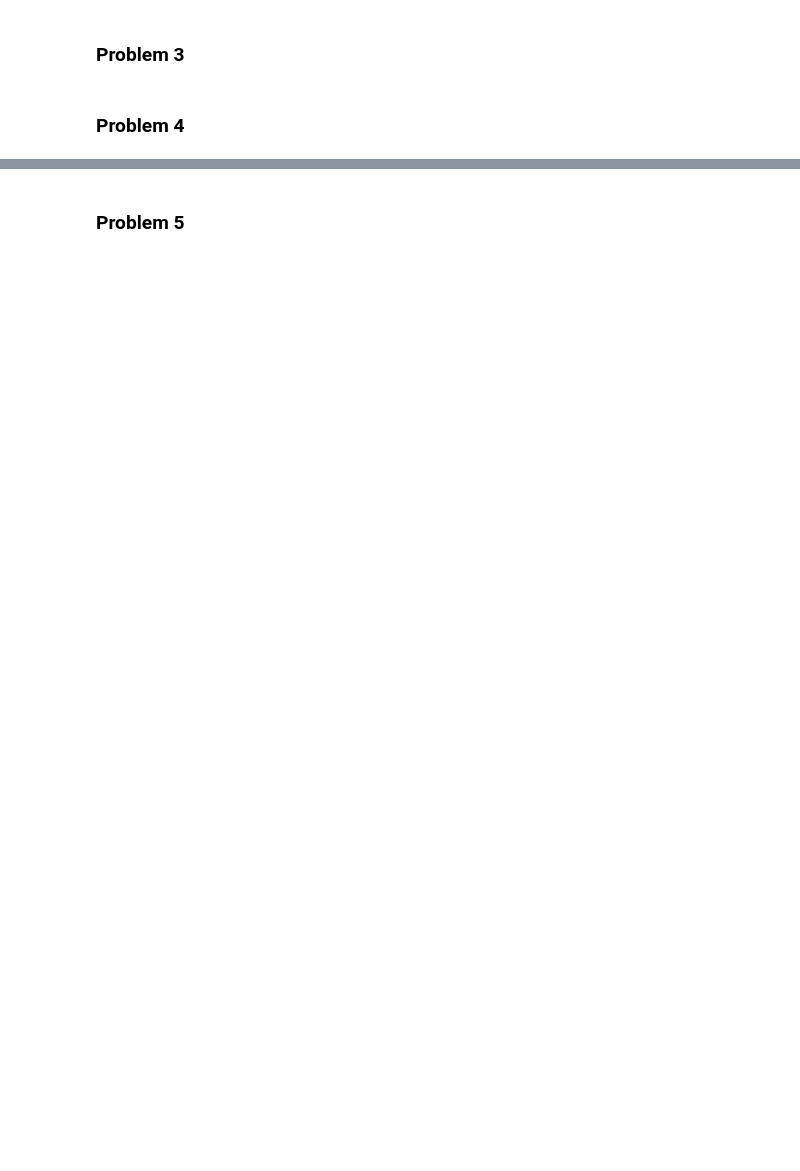
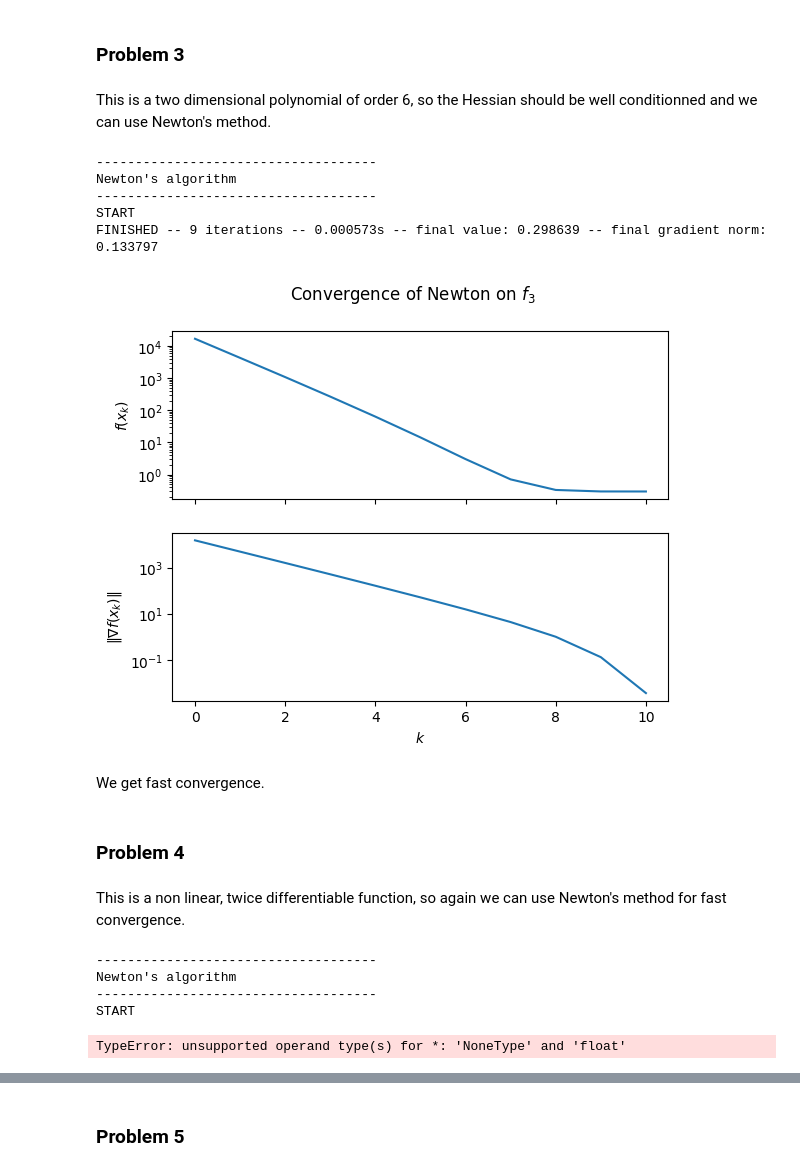
Before and after one commit to Basile-Mouret/numericalOptimization-M1AM, a Jupyter notebook: eval1/Eval1.ipynb, the cells around one changed output, grey strips where cells are left out. Saved outputs shown, nothing was run; the diff lists cells and outputs as text; code cells hidden in the pictures; blank space fills up the shorter version.

```diff
--- a/eval1/Eval1.ipynb
+++ b/eval1/Eval1.ipynb
@@ -32,7 +64,40 @@ import problem2 as pb2
 ### Problem 3
 # %%
 import problem3 as pb3
+# %% [markdown]
+This is a two dimensional polynomial of order 6, so the Hessian should be well conditionned and we can use Newton's method.
+# %%
+x_init = np.zeros(pb3.d)
+prec = 1e-5
+iterMax = 5000
+
+x,x_tab = newton(pb3.f , pb3.grad_hessian_f , x_init , prec , iterMax)
+plot_obj_normGrad(x_tab, pb3.f, pb3.grad_f, r"Convergence of Newton on $f_3$")
+# %% [output]
+------------------------------------
+Newton's algorithm
+------------------------------------
+START
+FINISHED -- 9 iterations -- 0.000573s -- final value: 0.298639 -- final gradient norm: 0.133797
+[figure, added]
+# %% [markdown]
+We get fast convergence.
 # %% [markdown]
 ### Problem 4
 # %%
 import problem4 as pb4
+# %% [markdown]
+This is a non linear, twice differentiable function, so again we can use Newton's method for fast convergence.
+# %%
+x_init = np.zeros(pb4.d)
+prec = 1e-5
+iterMax = 5000
+
+x,x_tab = newton_ls(pb4.f , pb4.grad_hessian_f , x_init , prec , iterMax)
+plot_obj_normGrad(x_tab, pb4.f, pb4.grad_f, r"Convergence of Newton on $f_4$")
+# %% [output]
+------------------------------------
+Newton's algorithm
+------------------------------------
+START
+TypeError: unsupported operand type(s) for *: 'NoneType' and 'float'
```
Also changed, not shown: parts of 16 cells of this notebook, 1 other file.
